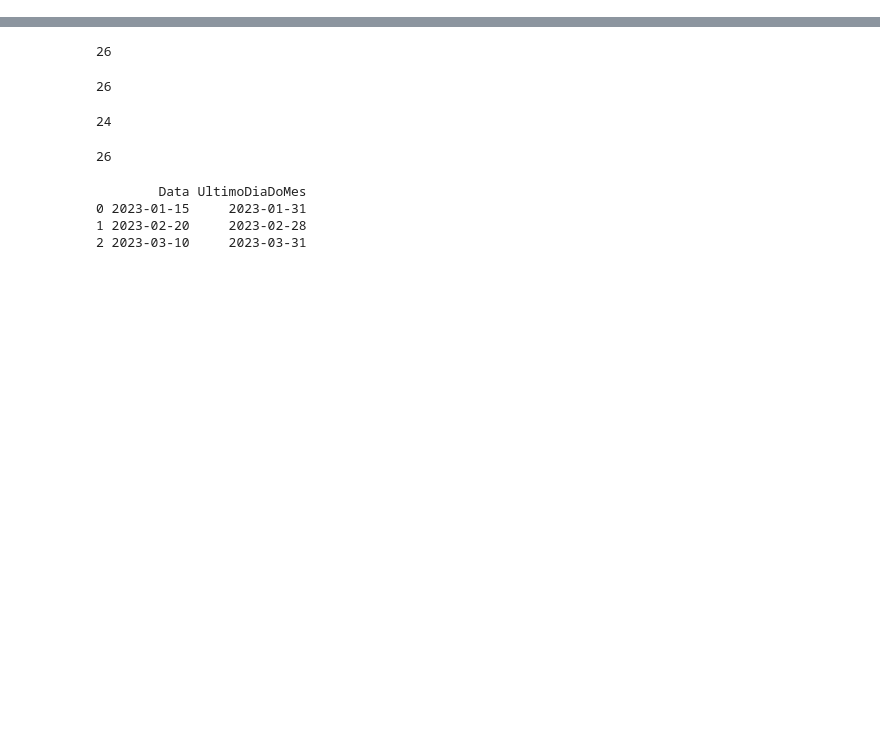
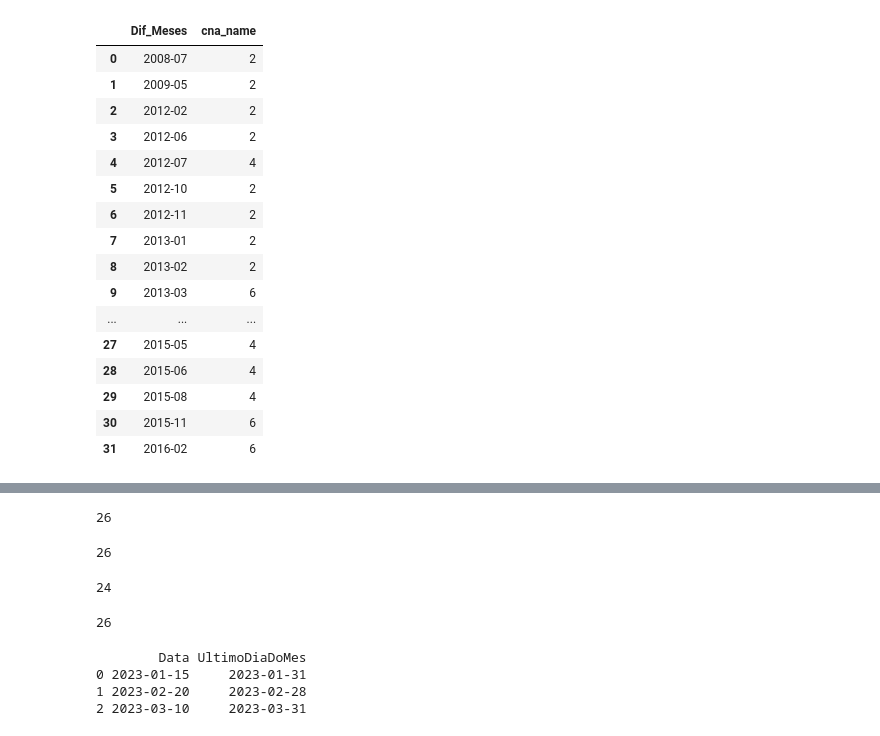
Before and after one commit to sintese-bi/dashboard-cnpj-api, a Jupyter notebook: testes.ipynb, the cells around one changed output, grey strips where cells are left out. Cells and saved outputs as stored; diff of their text form; code cells hidden in the pictures; blank space fills up the shorter version.

```diff
--- a/testes.ipynb
+++ b/testes.ipynb
@@ -42,0 +72,4 @@ df_size['data_incio_atividade']=pd.to_datetime(df_size['data_incio_atividade'].a
+# %%
+df2=df_size.sort_values('data_incio_atividade',ascending=False)
+df2['Dif_Meses'] =df2['data_incio_atividade'].dt.to_period('M')
+df_qtd = pd.DataFrame(df2[['cna_name','Dif_Meses']].groupby('Dif_Meses').count()).reset_index()
@@ -42,0 +79,20 @@ df_size['data_incio_atividade']=pd.to_datetime(df_size['data_incio_atividade'].a
+# %%
+df_qtd
+# %% [output]
+|  | Dif_Meses | cna_name |
+| 0 | 2008-07 | 2 |
+| 1 | 2009-05 | 2 |
+| 2 | 2012-02 | 2 |
+| 3 | 2012-06 | 2 |
+| 4 | 2012-07 | 4 |
+| 5 | 2012-10 | 2 |
+| 6 | 2012-11 | 2 |
+| 7 | 2013-01 | 2 |
+| 8 | 2013-02 | 2 |
+| 9 | 2013-03 | 6 |
+| ... | ... | ... |
+| 27 | 2015-05 | 4 |
+| 28 | 2015-06 | 4 |
+| 29 | 2015-08 | 4 |
+| 30 | 2015-11 | 6 |
+| 31 | 2016-02 | 6 |
```
Also changed, not shown: parts of 13 cells of this notebook, 1 other file.
